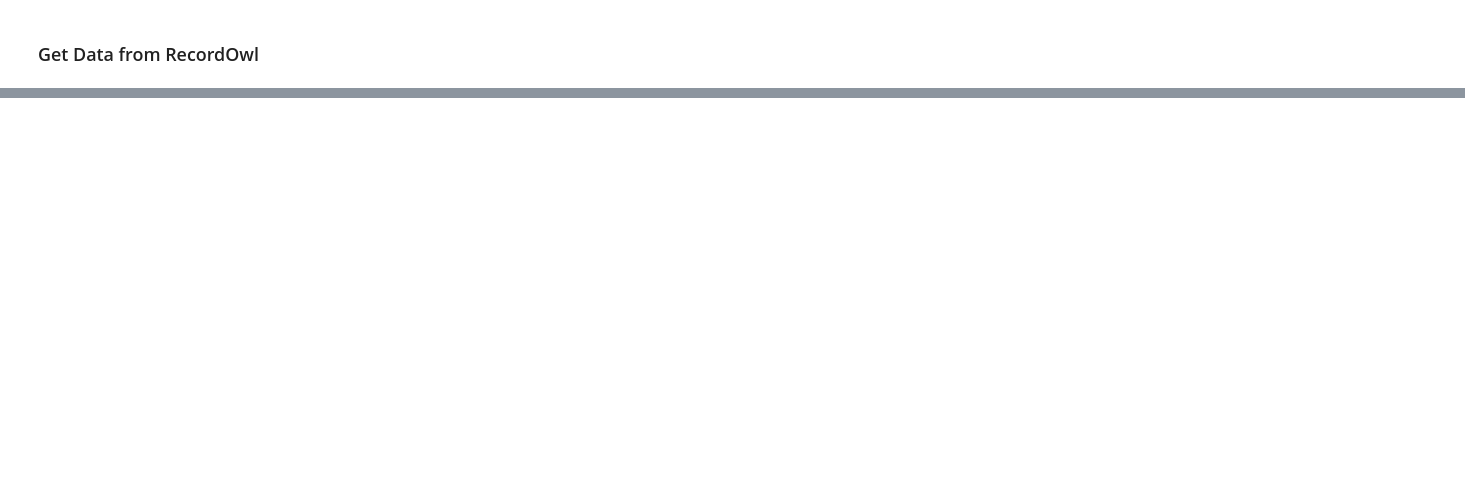
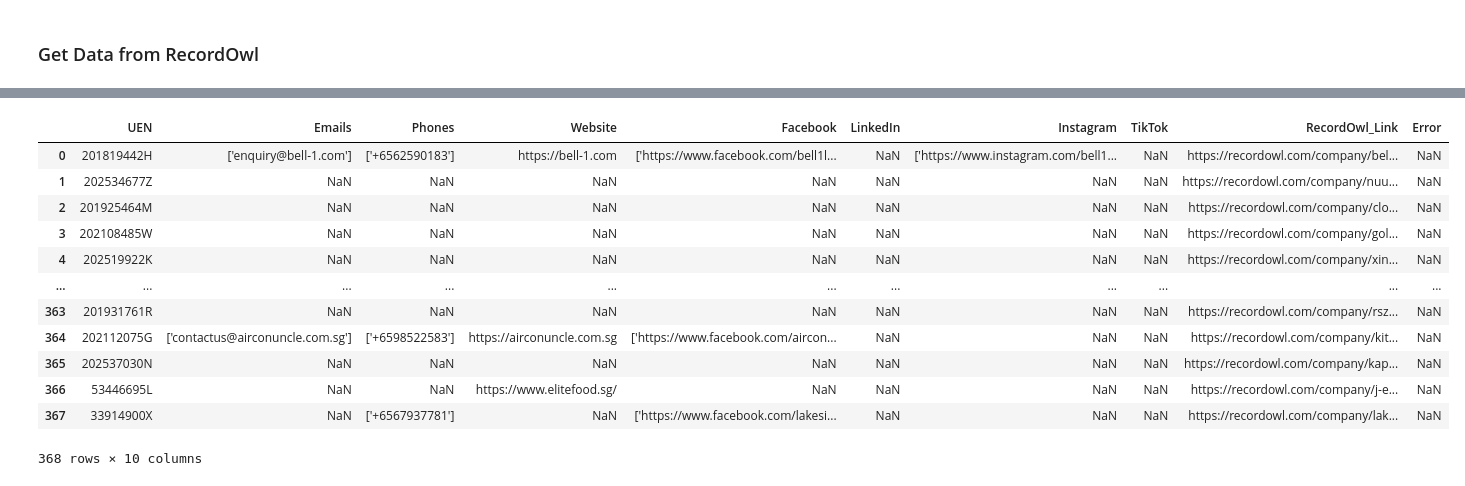
Before and after one commit to AzlieJohari57/Leads_Generation_Pipeline, a Jupyter notebook: Optimized_Lead_Gen_Pipeline.ipynb, the cells around one changed output, grey strips where cells are left out. Saved outputs shown, nothing was run; the diff lists cells and outputs as text; code cells hidden in the pictures; blank space fills up the shorter version.

```diff
--- a/Optimized_Lead_Gen_Pipeline.ipynb
+++ b/Optimized_Lead_Gen_Pipeline.ipynb
@@ -1777,0 +1537,18 @@ New_Fresh_Leads
+# %%
+import pandas as pd
+
+# Read the two Excel files
+fresh_leads_wholesale = pd.read_excel("Fresh_Leads_Wholesale.xlsx")
+new_fresh_leads_20 = pd.read_excel("New_Fresh_Leads_9_12.xlsx")
+
+# Display info about each file
+print(f"Fresh_Leads_Wholesale: {len(fresh_leads_wholesale)} rows, {len(fresh_leads_wholesale.columns)} columns")
+print(f"New_Fresh_Leads_20: {len(new_fresh_leads_20)} rows, {len(new_fresh_leads_20.columns)} columns")
+
+# Append the two dataframes (concatenate vertically)
+combined_leads = pd.concat([fresh_leads_wholesale, new_fresh_leads_20], ignore_index=True)
+
+print(f"\n✅ Combined: {len(combined_leads)} total rows")
+
+# Display first few rows
+combined_leads.shape
@@ -1777,0 +1625,16 @@ New_Fresh_Leads
+# %%
+combined_leads
+# %% [output]
+|  | UEN | Emails | Phones | Website | Facebook | LinkedIn | Instagram | TikTok | RecordOwl_Link | Error |
+| 0 | 201819442H | ['enquiry@bell-1.com'] | ['+6562590183'] | https://bell-1.com | ['https://www.facebook.com/bell1l... | NaN | ['https://www.instagram.com/bell1... | NaN | https://recordowl.com/company/bel... | NaN |
+| 1 | 202534677Z | NaN | NaN | NaN | NaN | NaN | NaN | NaN | https://recordowl.com/company/nuu... | NaN |
+| 2 | 201925464M | NaN | NaN | NaN | NaN | NaN | NaN | NaN | https://recordowl.com/company/clo... | NaN |
+| 3 | 202108485W | NaN | NaN | NaN | NaN | NaN | NaN | NaN | https://recordowl.com/company/gol... | NaN |
+| 4 | 202519922K | NaN | NaN | NaN | NaN | NaN | NaN | NaN | https://recordowl.com/company/xin... | NaN |
+| ... | ... | ... | ... | ... | ... | ... | ... | ... | ... | ... |
+| 363 | 201931761R | NaN | NaN | NaN | NaN | NaN | NaN | NaN | https://recordowl.com/company/rsz... | NaN |
+| 364 | 202112075G | ['contactus@airconuncle.com.sg'] | ['+6598522583'] | https://airconuncle.com.sg | ['https://www.facebook.com/aircon... | NaN | NaN | NaN | https://recordowl.com/company/kit... | NaN |
+| 365 | 202537030N | NaN | NaN | NaN | NaN | NaN | NaN | NaN | https://recordowl.com/company/kap... | NaN |
+| 366 | 53446695L | NaN | NaN | https://www.elitefood.sg/ | NaN | NaN | NaN | NaN | https://recordowl.com/company/j-e... | NaN |
+| 367 | 33914900X | NaN | ['+6567937781'] | NaN | ['https://www.facebook.com/lakesi... | NaN | NaN | NaN | https://recordowl.com/company/lak... | NaN |
+368 rows × 10 columns
```
Also changed, not shown: parts of 27 cells of this notebook, 13 other files.
